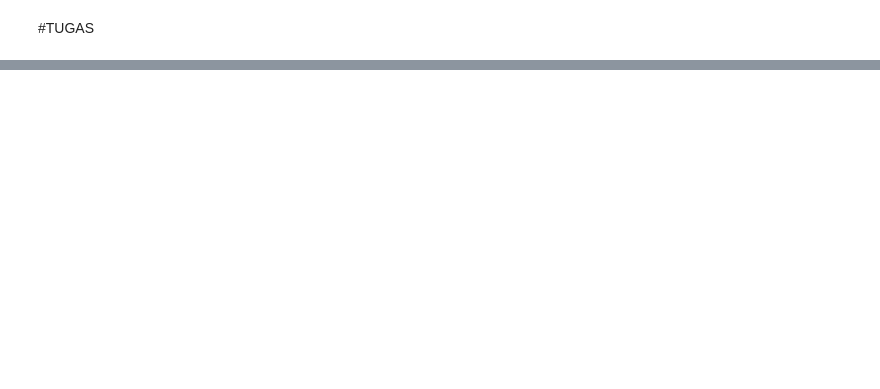
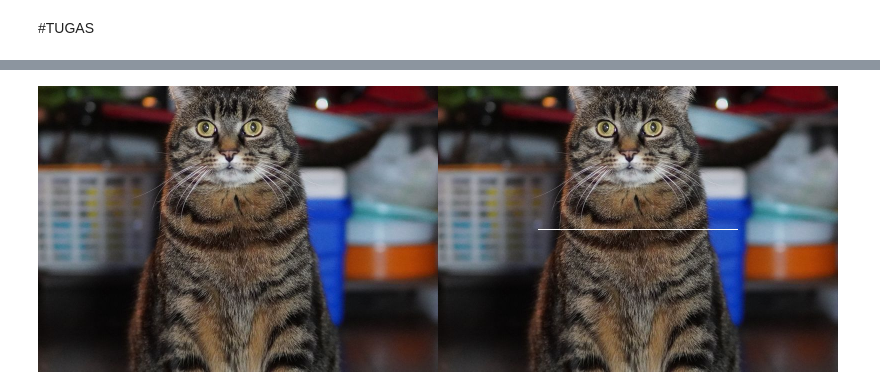
Before and after one commit to GwidoPutra/PCVK_Genap_2025, a Jupyter notebook: week1_PCVK.ipynb, the cells around one changed output, grey strips where cells are left out. Saved outputs shown, nothing was run; the diff lists cells and outputs as text; code cells hidden in the pictures; blank space fills up the shorter version.

```diff
--- a/week1_PCVK.ipynb
+++ b/week1_PCVK.ipynb
@@ -93,0 +110,19 @@ cv2_imshow(final_diagonal)
+# %%
+#GAMBAR GARIS PUTIH TENGAH PANJANG TERTENTU
+image_horizontal = cv.cvtColor(image, cv.COLOR_BGR2RGB)
+
+# Tentukan posisi baris (tengah gambar)
+y = tinggi // 2
+
+# Tentukan rentang panjang garis (misalnya dari kolom 100 sampai 300)
+start_x, end_x = 100, 300
+
+# Buat garis horizontal putih dengan panjang tertentu
+for x in range(start_x, end_x):
+    image_horizontal[y, x] = [255, 255, 255]
+
+# Gabungkan hasil sebelum & sesudah
+final_horizontal = cv.hconcat([image_2, image_horizontal])
+cv2_imshow(final_horizontal)
+# %% [output]
+[figure, added]
```
Also changed, not shown: parts of 4 cells of this notebook.
